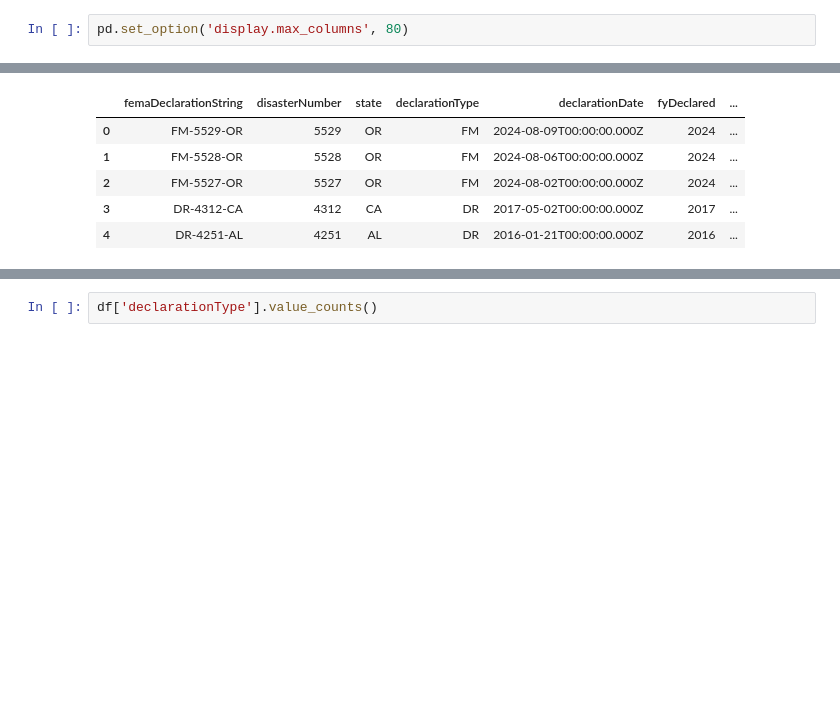
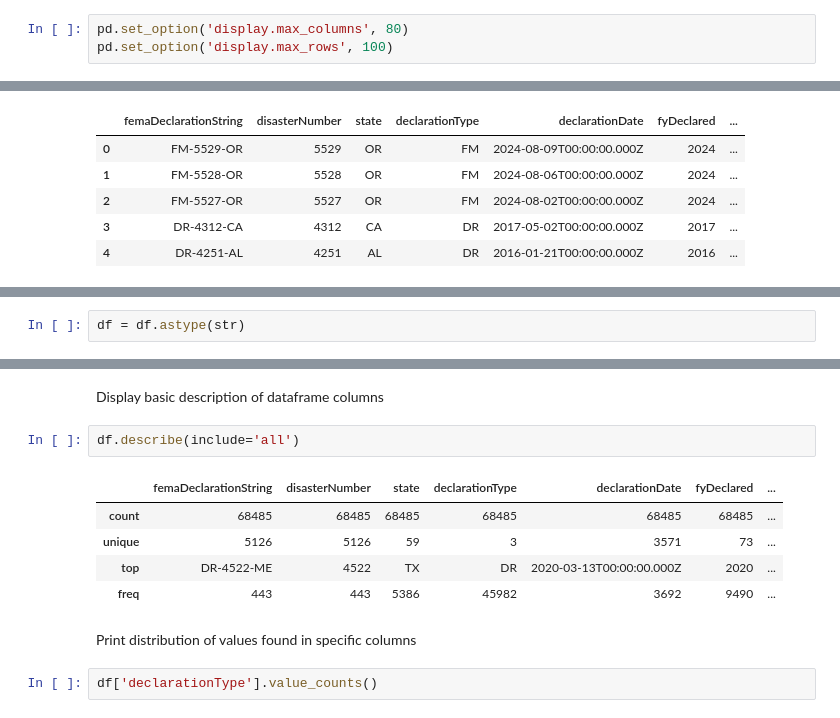
Before and after one commit to capstoneFA2025/FEMA-Recommender, a Jupyter notebook: explore_dds.ipynb, the cells around one changed output, grey strips where cells are left out. Saved outputs shown, nothing was run; the diff lists cells and outputs as text; blank space fills up the shorter version.

```diff
--- a/explore_dds.ipynb
+++ b/explore_dds.ipynb
@@ -5,5 +8,6 @@ import seaborn as sns
 # %%
 pd.set_option('display.max_columns', 80)
+pd.set_option('display.max_rows', 100)
 # %%
 df = pd.read_parquet('disaster_declaration_summaries.parquet')
 df.head()
@@ -16,0 +23,2 @@ df.head()
+# %%
+df = df.astype(str)
@@ -30,3 +50,15 @@ Index(['femaDeclarationString', 'disasterNumber', 'state', 'declarationType',
+# %% [markdown]
+Display basic description of dataframe columns
+# %%
+df.describe(include='all')
+# %% [output]
+|  | femaDeclarationString | disasterNumber | state | declarationType | declarationDate | fyDeclared | ... |
+| count | 68485 | 68485 | 68485 | 68485 | 68485 | 68485 | ... |
+| unique | 5126 | 5126 | 59 | 3 | 3571 | 73 | ... |
+| top | DR-4522-ME | 4522 | TX | DR | 2020-03-13T00:00:00.000Z | 2020 | ... |
+| freq | 443 | 443 | 5386 | 45982 | 3692 | 9490 | ... |
+# %% [markdown]
+Print distribution of values found in specific columns
 # %%
 df['declarationType'].value_counts()
 # %% [output]
```
Also changed, not shown: parts of 13 cells of this notebook.
